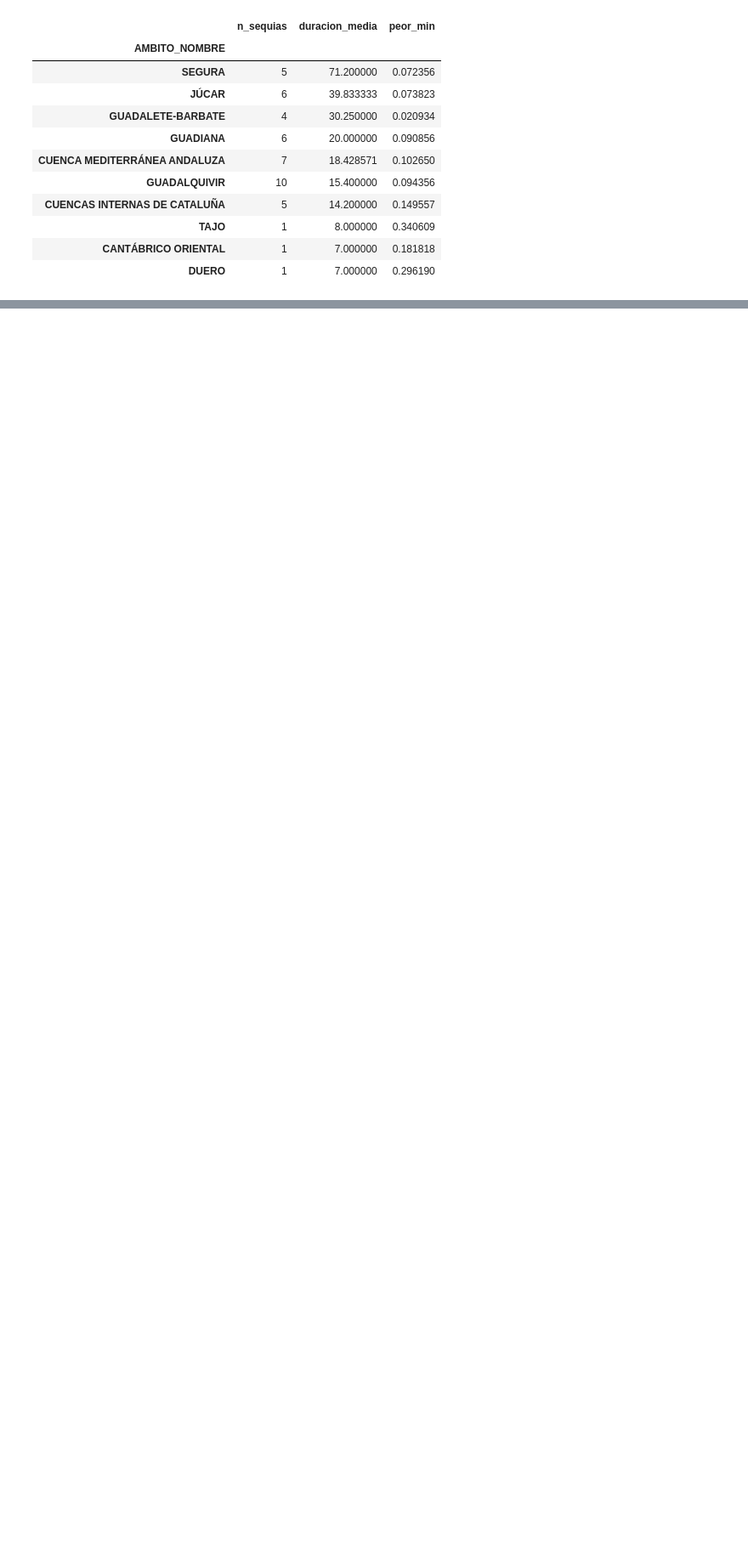
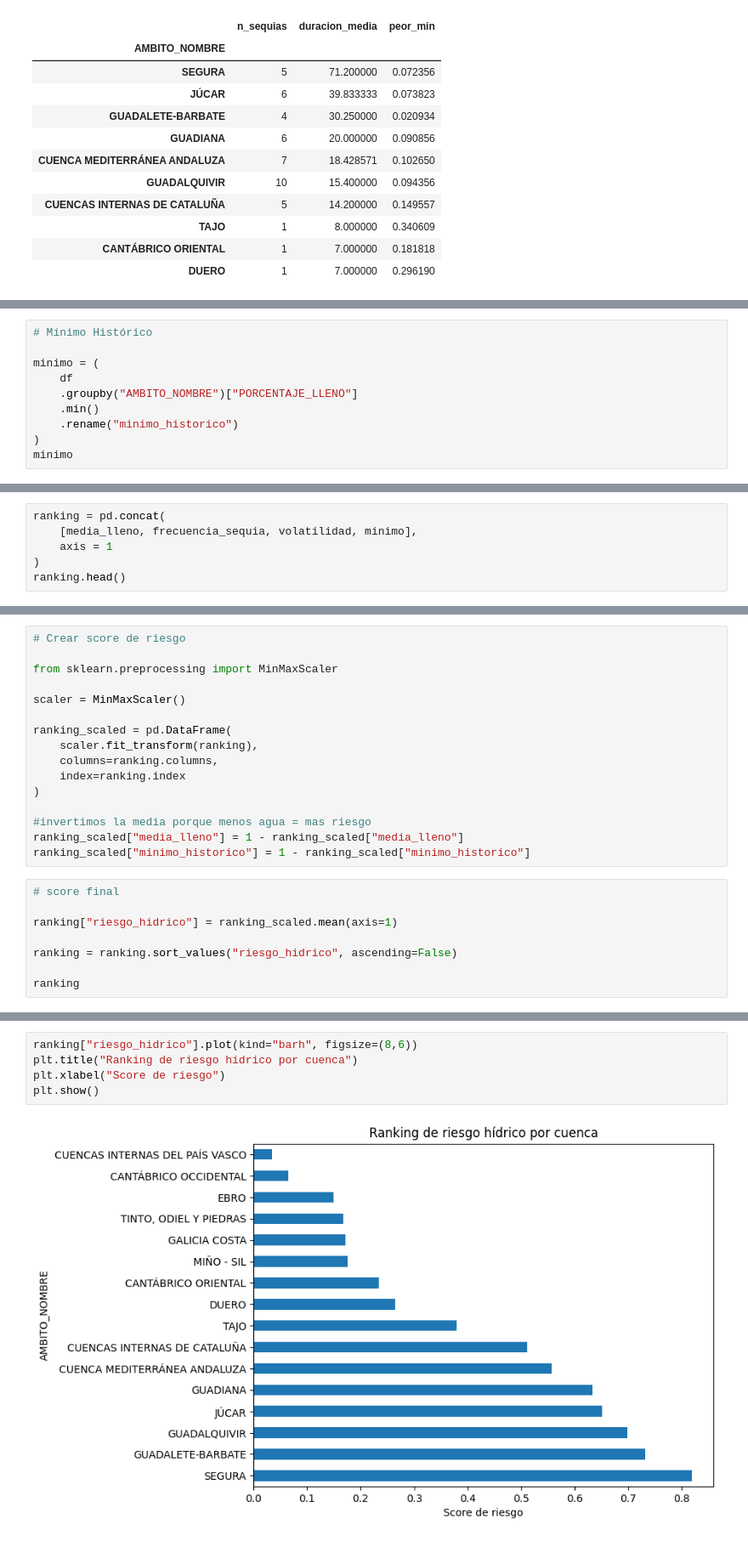
Before and after one commit to plorenab/water-stress-forecast-spain, a Jupyter notebook: notebook/EDA.ipynb, the cells around one changed output, grey strips where cells are left out. Shown at 85% size. Drawn from its saved outputs; the diff is of its cells as text; blank space fills up the shorter version.

```diff
--- a/notebook/EDA.ipynb
+++ b/notebook/EDA.ipynb
@@ -276,0 +365,10 @@ plt.show()
+# %%
+# Mínimo Histórico
+
+minimo = (
+    df
+    .groupby("AMBITO_NOMBRE")["PORCENTAJE_LLENO"]
+    .min()
+    .rename("minimo_historico")
+)
+minimo
@@ -276,0 +394,6 @@ plt.show()
+# %%
+ranking = pd.concat(
+    [media_lleno, frecuencia_sequia, volatilidad, minimo],
+    axis = 1
+)
+ranking.head()
@@ -276,0 +408,24 @@ plt.show()
+# %%
+# Crear score de riesgo
+
+from sklearn.preprocessing import MinMaxScaler
+
+scaler = MinMaxScaler()
+
+ranking_scaled = pd.DataFrame(
+    scaler.fit_transform(ranking),
+    columns=ranking.columns,
+    index=ranking.index
+)
+
+#invertimos la media porque menos agua = mas riesgo
+ranking_scaled["media_lleno"] = 1 - ranking_scaled["media_lleno"]
+ranking_scaled["minimo_historico"] = 1 - ranking_scaled["minimo_historico"]
+# %%
+# score final
+
+ranking["riesgo_hidrico"] = ranking_scaled.mean(axis=1)
+
+ranking = ranking.sort_values("riesgo_hidrico", ascending=False)
+
+ranking
@@ -276,0 +453,7 @@ plt.show()
+# %%
+ranking["riesgo_hidrico"].plot(kind="barh", figsize=(8,6))
+plt.title("Ranking de riesgo hídrico por cuenca")
+plt.xlabel("Score de riesgo")
+plt.show()
+# %% [output]
+[figure, added]
```
Also changed, not shown: parts of 15 cells of this notebook.
